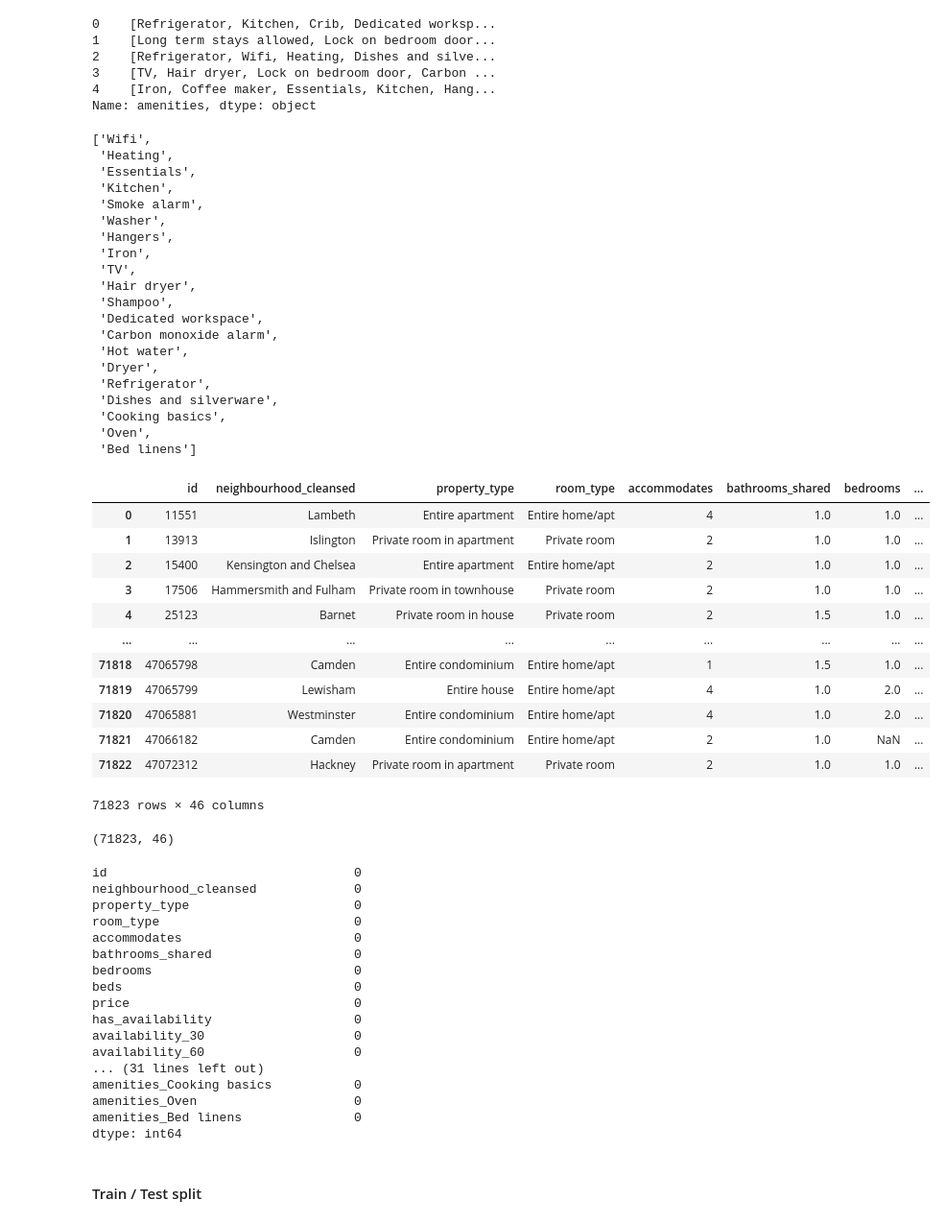
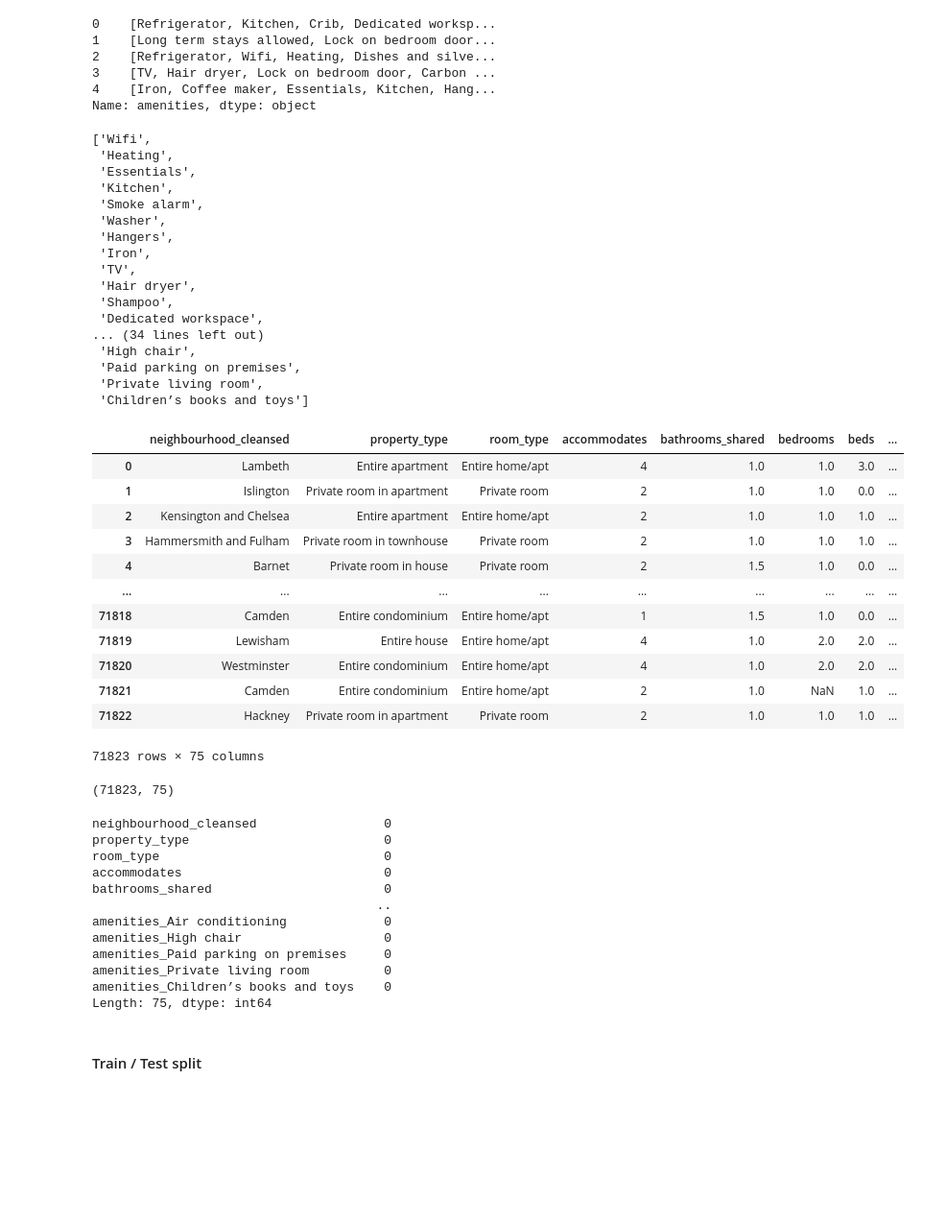
Before and after one commit to waltersmac/Predicting-AirBnB-Prices, a Jupyter notebook: notebooks/1.0-rw-model-exploration.ipynb, the cells around one changed output. Shown at 96% size. Saved outputs shown, nothing was run; the diff lists cells and outputs as text; code cells hidden in the pictures; blank space fills up the shorter version.

```diff
--- a/notebooks/1.0-rw-model-exploration.ipynb
+++ b/notebooks/1.0-rw-model-exploration.ipynb
@@ -74,7 +54,7 @@ def drop_columns(df):
     for i in regex_list:
         df = df[df.columns.drop(list(df.filter(regex=i)))]
 
-    df = df.drop(columns=['name','description','neighborhood_overview','latitude',
+    df = df.drop(columns=['id','name','description','neighborhood_overview','latitude',
                           'longitude','neighbourhood','calendar_updated'])
 
     # remove columns with 70% or high with missing data
@@ -136,9 +116,9 @@ Name: amenities, dtype: object
 def to_1D(series):
  return pd.Series([x for _list in series for x in _list])
 
-df_amenities_top_20 = pd.DataFrame(to_1D(df_listings["amenities"]).value_counts().head(20)).index
+df_amenities_top_50 = pd.DataFrame(to_1D(df_listings["amenities"]).value_counts().head(50)).index
 # %%
-list(df_amenities_top_20)
+list(df_amenities_top_50)
 # %% [output]
 ['Wifi',
  'Heating',
@@ -152,14 +132,11 @@ list(df_amenities_top_20)
  'Hair dryer',
  'Shampoo',
  'Dedicated workspace',
- 'Carbon monoxide alarm',
- 'Hot water',
- 'Dryer',
- 'Refrigerator',
- 'Dishes and silverware',
- 'Cooking basics',
- 'Oven',
- 'Bed linens']
+... (34 lines left out)
+ 'High chair',
+ 'Paid parking on premises',
+ 'Private living room',
+ 'Children’s books and toys']
 # %%
 def onehot_df(df, variable, unique_items):
 
@@ -177,26 +154,26 @@ def onehot_df(df, variable, unique_items):
     # Return the results as a dataframe
     return df
 # %%
-onehot_df(df_listings,"amenities", list(df_amenities_top_20))
+onehot_df(df_listings,"amenities", list(df_amenities_top_50))
 # %% [output]
-|  | id | neighbourhood_cleansed | property_type | room_type | accommodates | bathrooms_shared | bedrooms | ... |
-| 0 | 11551 | Lambeth | Entire apartment | Entire home/apt | 4 | 1.0 | 1.0 | ... |
-| 1 | 13913 | Islington | Private room in apartment | Private room | 2 | 1.0 | 1.0 | ... |
-| 2 | 15400 | Kensington and Chelsea | Entire apartment | Entire home/apt | 2 | 1.0 | 1.0 | ... |
-| 3 | 17506 | Hammersmith and Fulham | Private room in townhouse | Private room | 2 | 1.0 | 1.0 | ... |
-| 4 | 25123 | Barnet | Private room in house | Private room | 2 | 1.5 | 1.0 | ... |
+|  | neighbourhood_cleansed | property_type | room_type | accommodates | bathrooms_shared | bedrooms | beds | ... |
+| 0 | Lambeth | Entire apartment | Entire home/apt | 4 | 1.0 | 1.0 | 3.0 | ... |
+| 1 | Islington | Private room in apartment | Private room | 2 | 1.0 | 1.0 | 0.0 | ... |
+| 2 | Kensington and Chelsea | Entire apartment | Entire home/apt | 2 | 1.0 | 1.0 | 1.0 | ... |
+| 3 | Hammersmith and Fulham | Private room in townhouse | Private room | 2 | 1.0 | 1.0 | 1.0 | ... |
+| 4 | Barnet | Private room in house | Private room | 2 | 1.5 | 1.0 | 0.0 | ... |
 | ... | ... | ... | ... | ... | ... | ... | ... | ... |
-| 71818 | 47065798 | Camden | Entire condominium | Entire home/apt | 1 | 1.5 | 1.0 | ... |
-| 71819 | 47065799 | Lewisham | Entire house | Entire home/apt | 4 | 1.0 | 2.0 | ... |
-| 71820 | 47065881 | Westminster | Entire condominium | Entire home/apt | 4 | 1.0 | 2.0 | ... |
-| 71821 | 47066182 | Camden | Entire condominium | Entire home/apt | 2 | 1.0 | NaN | ... |
-| 71822 | 47072312 | Hackney | Private room in apartment | Private room | 2 | 1.0 | 1.0 | ... |
+| 71818 | Camden | Entire condominium | Entire home/apt | 1 | 1.5 | 1.0 | 0.0 | ... |
+| 71819 | Lewisham | Entire house | Entire home/apt | 4 | 1.0 | 2.0 | 2.0 | ... |
+| 71820 | Westminster | Entire condominium | Entire home/apt | 4 | 1.0 | 2.0 | 2.0 | ... |
+| 71821 | Camden | Entire condominium | Entire home/apt | 2 | 1.0 | NaN | 1.0 | ... |
+| 71822 | Hackney | Private room in apartment | Private room | 2 | 1.0 | 1.0 | 1.0 | ... |
-71823 rows × 46 columns
+71823 rows × 75 columns
 # %%
 # Confirming the shape of the df_listings
 df_listings.shape
 # %% [output]
-(71823, 46)
+(71823, 75)
 # %%
 # Removing any rows with NaN values
 df_listings = df_listings.dropna()
@@ -204,23 +181,18 @@ df_listings = df_listings.dropna()
 # Confirming there are no rows with NaN values
 df_listings.isnull().sum()
 # %% [output]
-id                                 0
-neighbourhood_cleansed             0
-property_type                      0
-room_type                          0
-accommodates                       0
-bathrooms_shared                   0
-bedrooms                           0
-beds                               0
-price                              0
-has_availability                   0
-availability_30                    0
-availability_60                    0
-... (31 lines left out)
-amenities_Cooking basics           0
-amenities_Oven                     0
-amenities_Bed linens               0
-dtype: int64
+neighbourhood_cleansed                 0
+property_type                          0
+room_type                              0
+accommodates                           0
+bathrooms_shared                       0
+                                      ..
+amenities_Air conditioning             0
+amenities_High chair                   0
+amenities_Paid parking on premises     0
+amenities_Private living room          0
+amenities_Children’s books and toys    0
+Length: 75, dtype: int64
 # %%
 # Removing rows that do not have a price
 # df = df_listings.dropna(subset=["price"])
```
Also changed, not shown: parts of 13 cells of this notebook.
